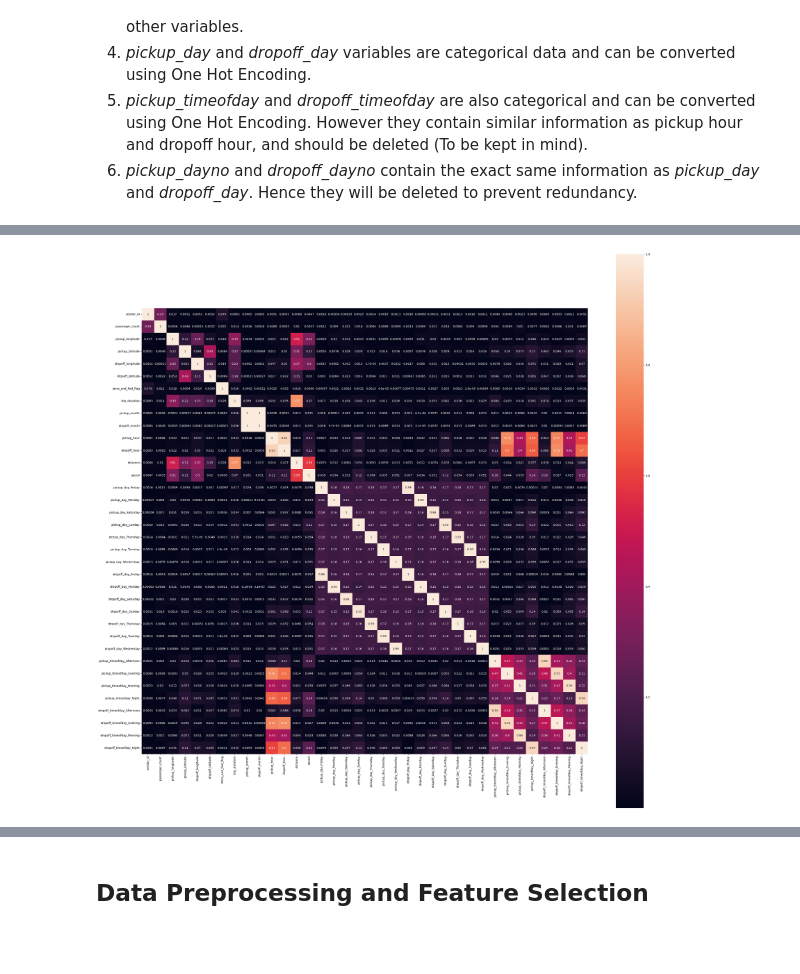
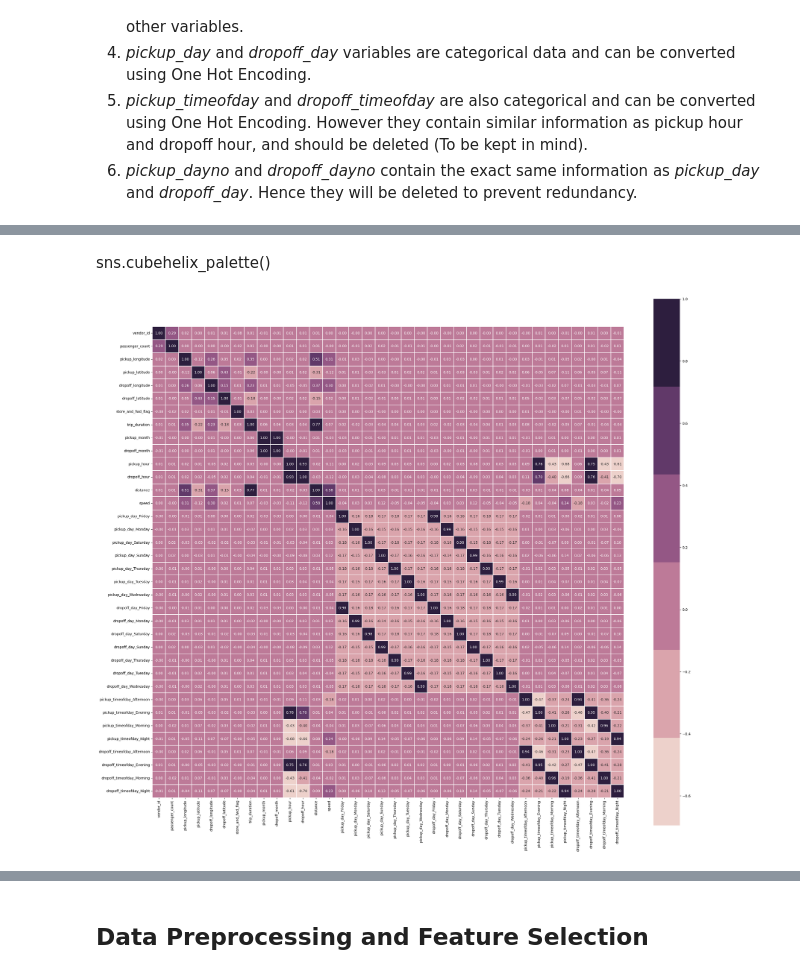
Before and after one commit to utkarshs75/NYC-Taxi-Data-Analysis, a Jupyter notebook: NYC_Taxi_Trip_Time_Prediction_Capstone_Project.ipynb, the cells around one changed output, grey strips where cells are left out. Saved outputs shown, nothing was run; the diff lists cells and outputs as text; code cells hidden in the pictures; blank space fills up the shorter version.

```diff
--- a/NYC_Taxi_Trip_Time_Prediction_Capstone_Project.ipynb
+++ b/NYC_Taxi_Trip_Time_Prediction_Capstone_Project.ipynb
@@ -1056,7 +1056,9 @@ memory usage: 226.7 MB
+# %% [markdown]
+sns.cubehelix_palette()
 # %%
 # Creating a heatmap of correlation matrix
-plt.figure(figsize = (35, 35))
-sns.heatmap(abs(data.corr()), annot = True, square = True)
+fig, axes = plt.subplots(figsize=(30, 30))
+sns.heatmap(data.corr(), annot = True, ax = axes, linewidths = 0.1, fmt = '.2f', square = True, cbar_kws = {'shrink': 0.9}, cmap = sns.cubehelix_palette())
 plt.show()
 # %% [output]
-[figure, old version]
+[figure, new version]
```
Also changed, not shown: parts of 8 cells of this notebook.
